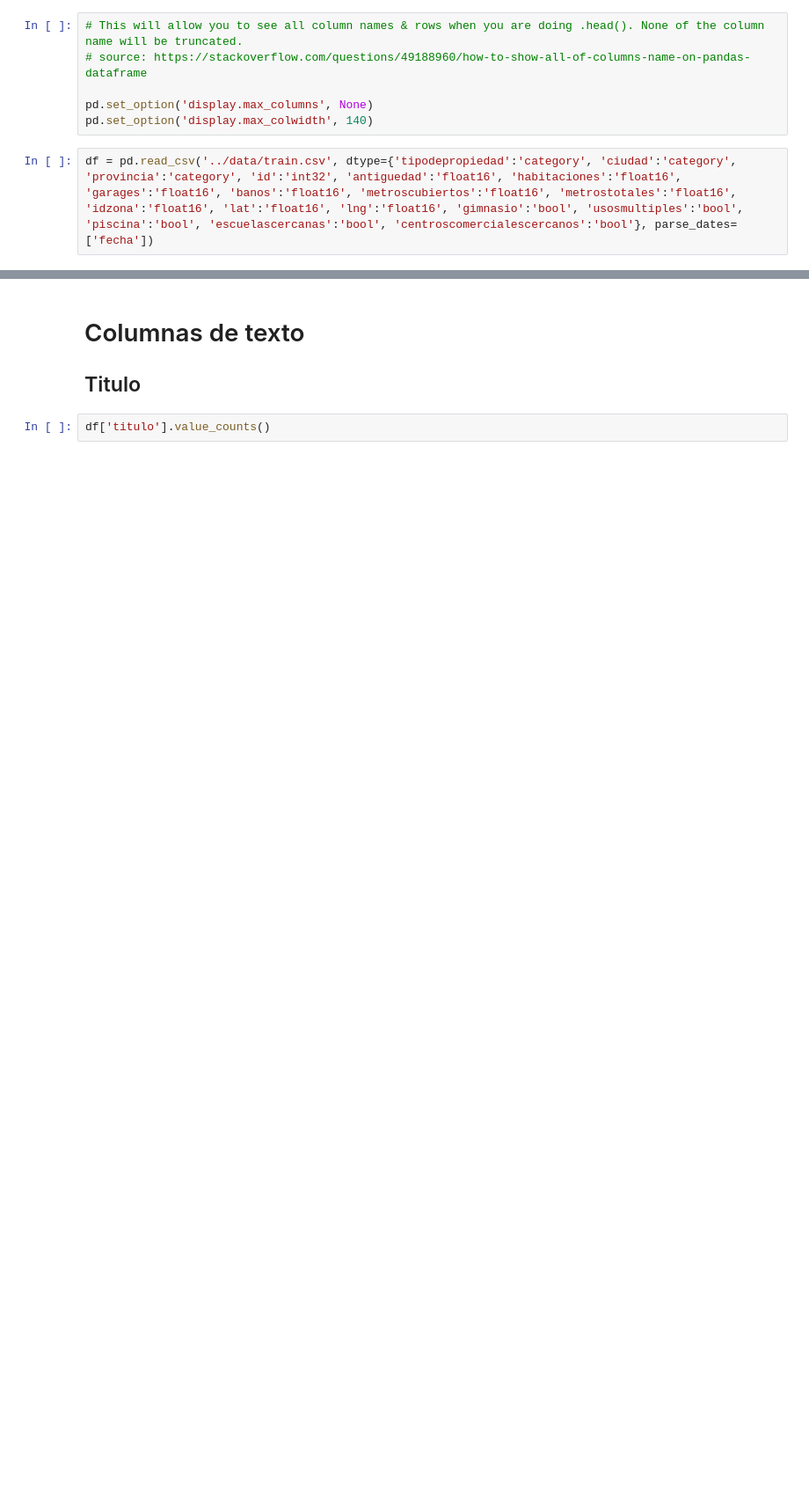
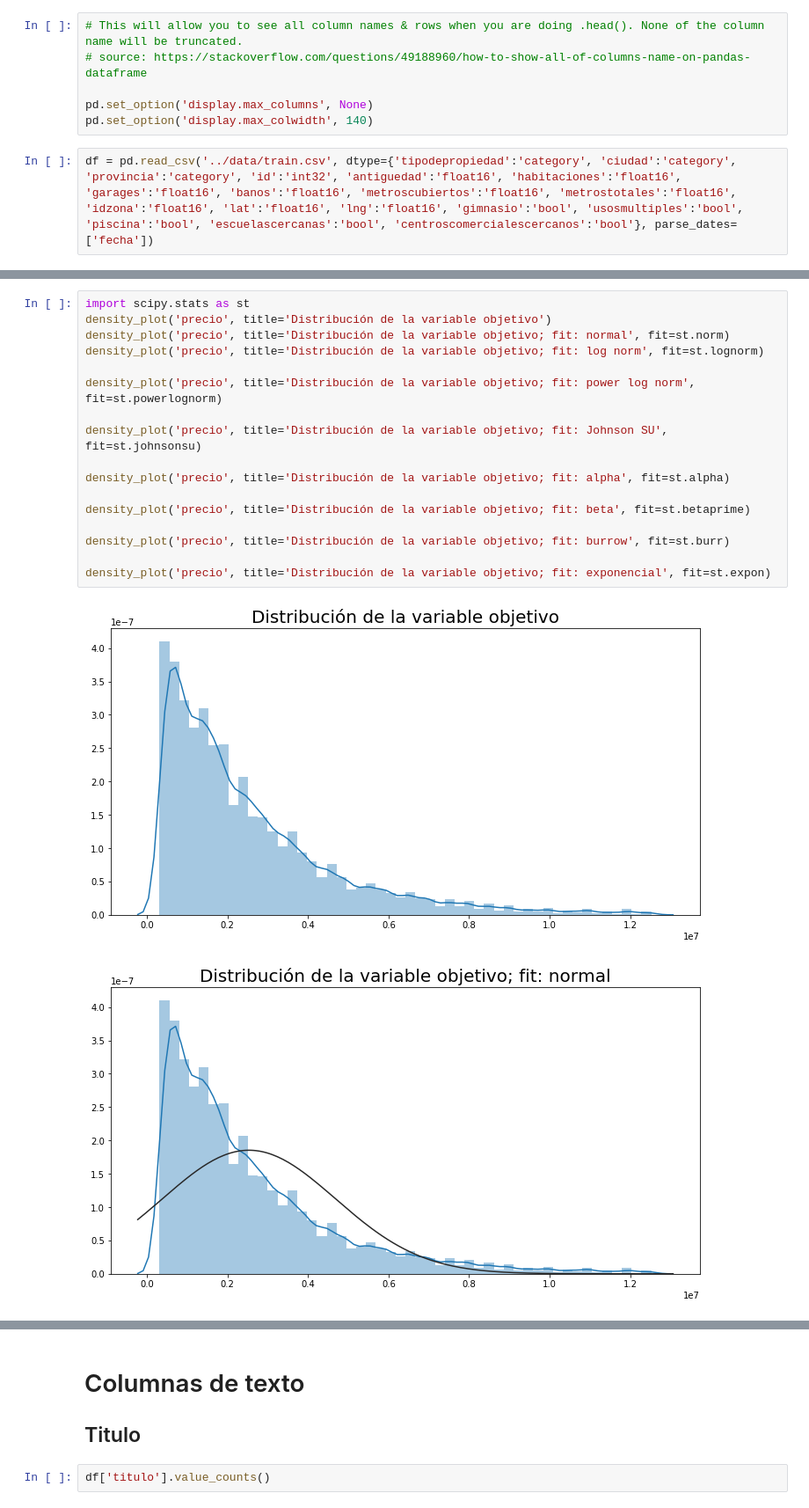
Before and after one commit to rozanecm/7506_2c2019_tp1, a Jupyter notebook: notebooks/basic general analysis by rozanecm.ipynb, the cells around one changed output, grey strips where cells are left out. Shown at 88% size. Cells and saved outputs as stored; diff of their text form; blank space fills up the shorter version.

Commit message:
update progress
estudio de coordenadas
estudio de variable objetivo

```diff
--- a/notebooks/basic general analysis by rozanecm.ipynb
+++ b/notebooks/basic general analysis by rozanecm.ipynb
@@ -12,0 +258,20 @@ df = pd.read_csv('../data/train.csv', dtype={'tipodepropiedad':'category', 'ciud
+# %%
+import scipy.stats as st
+density_plot('precio', title='Distribución de la variable objetivo')
+density_plot('precio', title='Distribución de la variable objetivo; fit: normal', fit=st.norm)
+density_plot('precio', title='Distribución de la variable objetivo; fit: log norm', fit=st.lognorm)
+
+density_plot('precio', title='Distribución de la variable objetivo; fit: power log norm', fit=st.powerlognorm)
+
+density_plot('precio', title='Distribución de la variable objetivo; fit: Johnson SU', fit=st.johnsonsu)
+
+density_plot('precio', title='Distribución de la variable objetivo; fit: alpha', fit=st.alpha)
+
+density_plot('precio', title='Distribución de la variable objetivo; fit: beta', fit=st.betaprime)
+
+density_plot('precio', title='Distribución de la variable objetivo; fit: burrow', fit=st.burr)
+
+density_plot('precio', title='Distribución de la variable objetivo; fit: exponencial', fit=st.expon)
+# %% [output]
+[figure, added]
+[figure, added]
```
Also changed, not shown: parts of 36 cells of this notebook, 1 other file.
